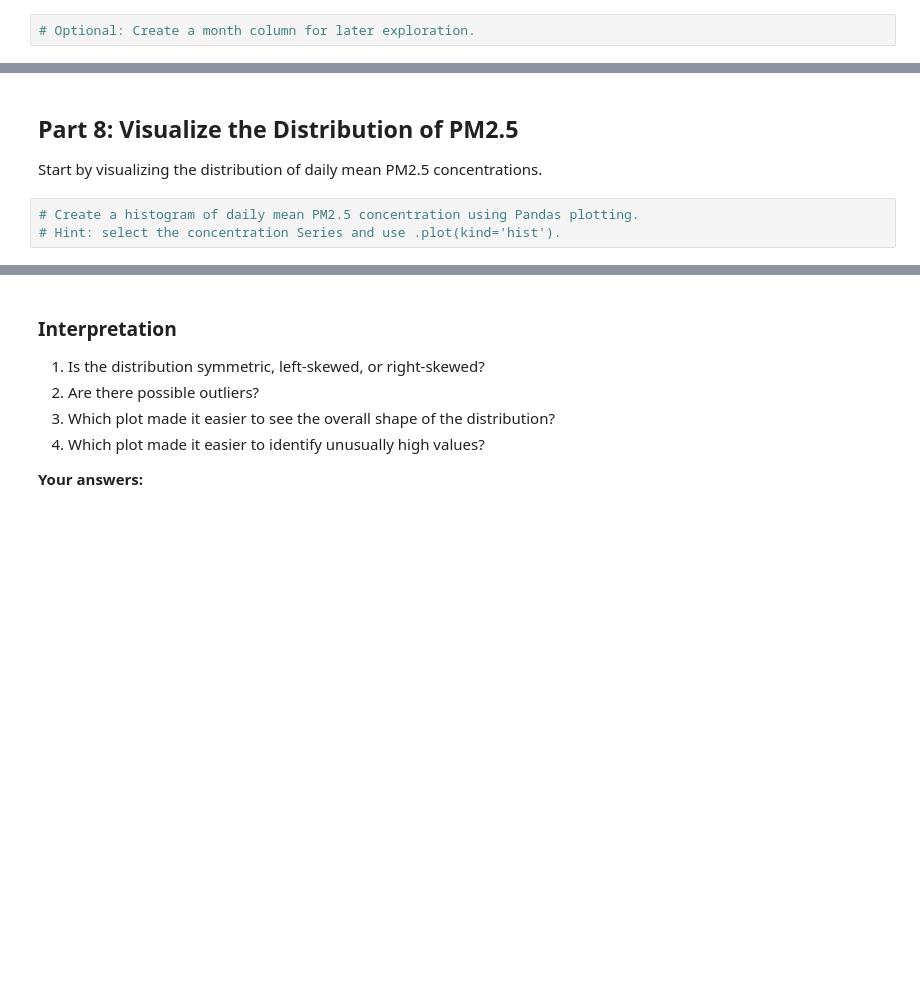
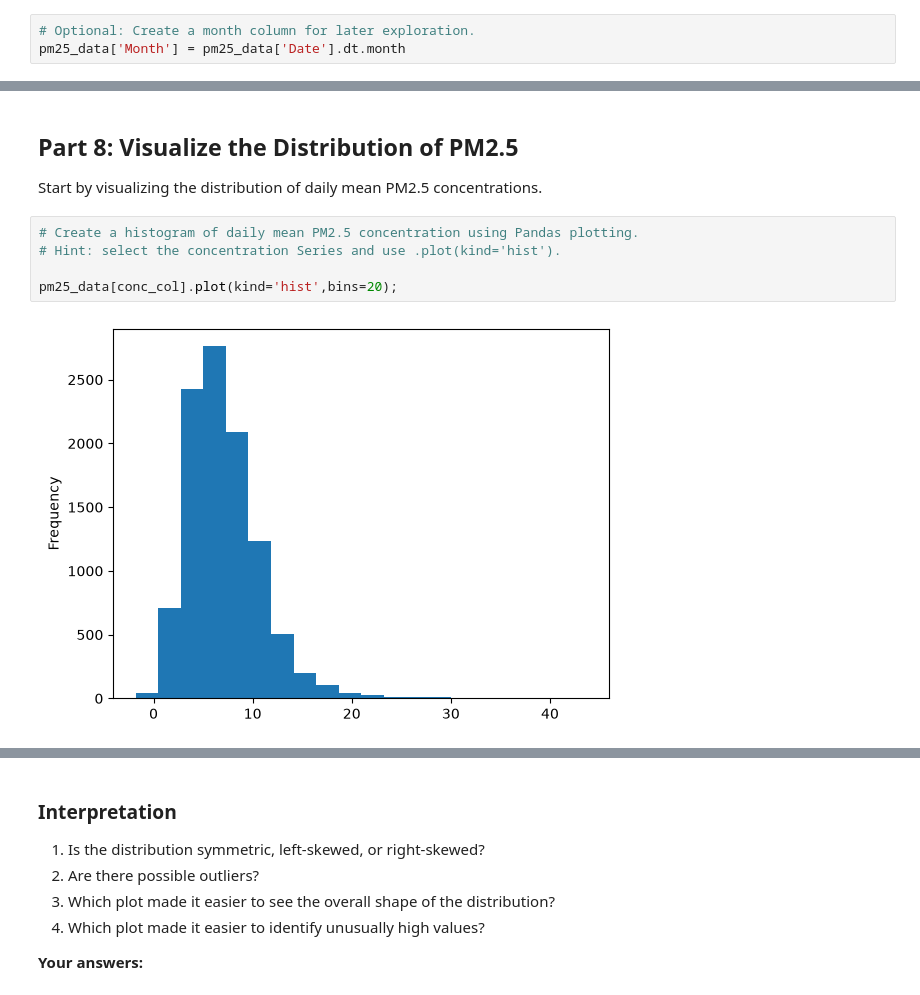
Before and after one commit to lamthieu1101/ENV700, a Jupyter notebook: lessons/M3-L-data-exploration-3-lab.ipynb, the cells around one changed output, grey strips where cells are left out. Cells and saved outputs as stored; diff of their text form; blank space fills up the shorter version.

```diff
--- a/lessons/M3-L-data-exploration-3-lab.ipynb
+++ b/lessons/M3-L-data-exploration-3-lab.ipynb
@@ -366,5 +378,6 @@ Name: Date, dtype: datetime64[us]
 # %%
 # Optional: Create a month column for later exploration.
+pm25_data['Month'] = pm25_data['Date'].dt.month
 # %% [markdown]
 ### Interpretation
 
@@ -380,6 +393,10 @@ Start by visualizing the distribution of daily mean PM2.5 concentrations.
 # %%
 # Create a histogram of daily mean PM2.5 concentration using Pandas plotting.
 # Hint: select the concentration Series and use .plot(kind='hist').
+
+pm25_data[conc_col].plot(kind='hist',bins=20);
+# %% [output]
+[figure, added]
 # %%
 # Create a box plot of daily mean PM2.5 concentration using Pandas plotting.
 # Hint: select the concentration Series and use .plot(kind='box').
```
Also changed, not shown: parts of 8 cells of this notebook, 1 other file.
